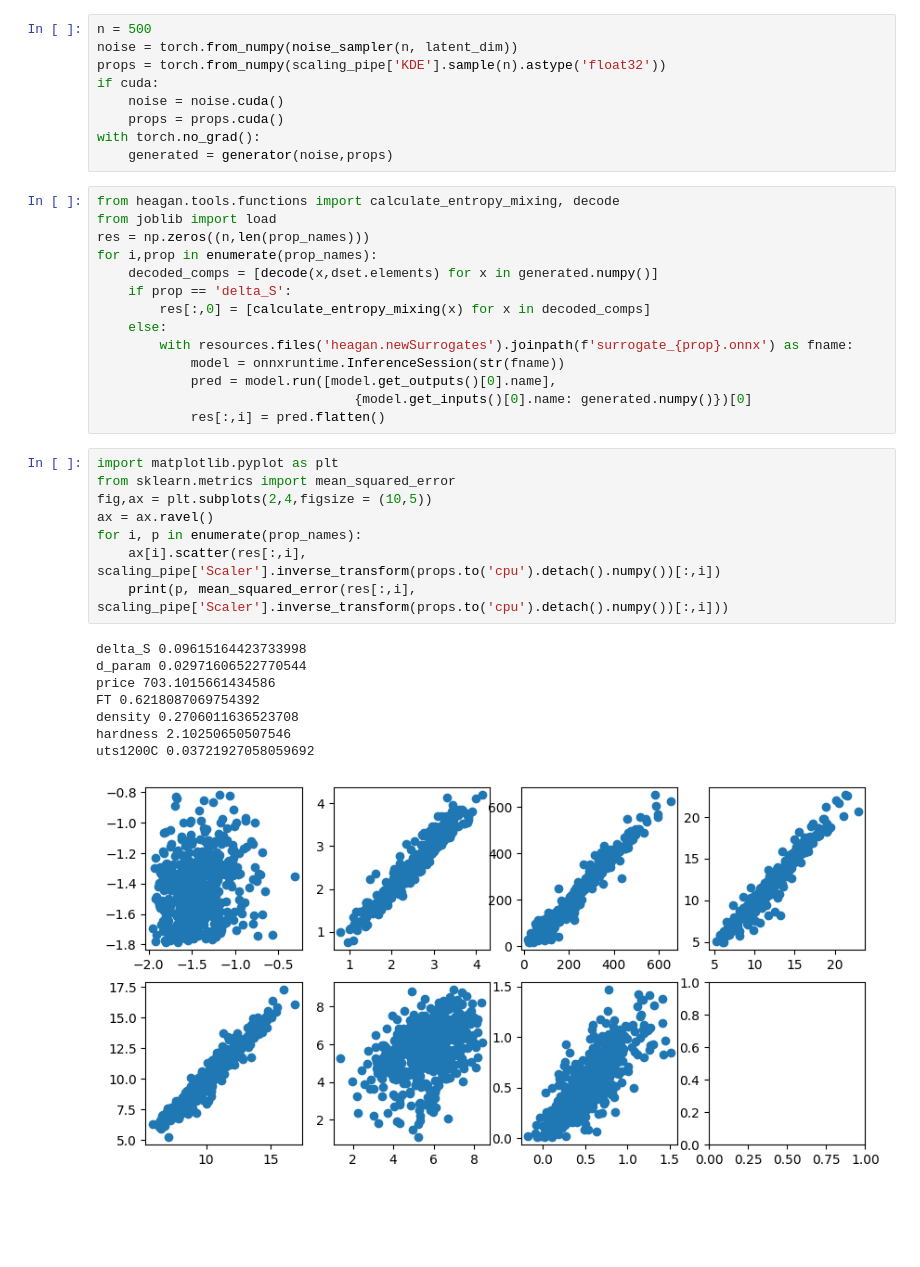
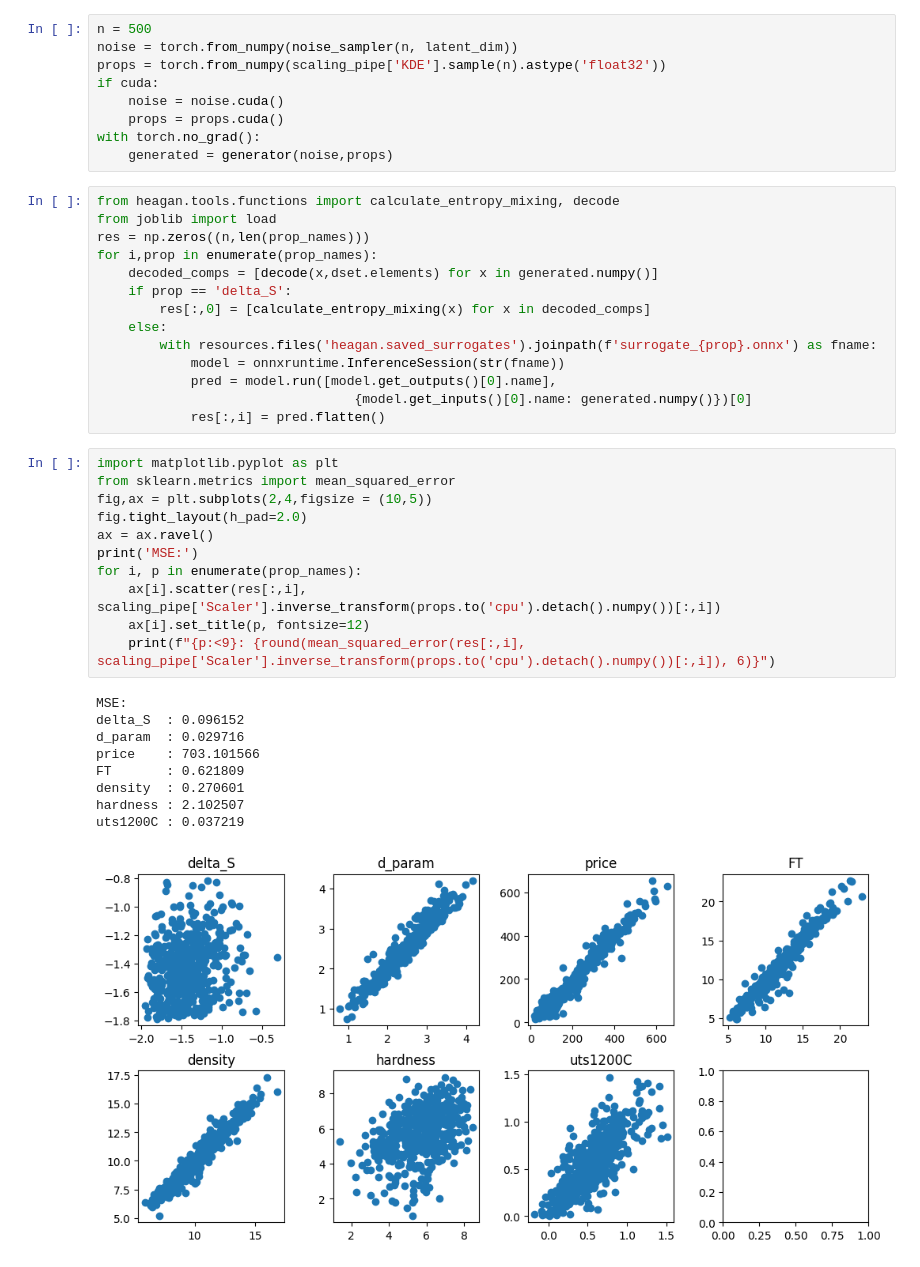
Before and after one commit to dovahkiin0022/cGAN_demo, a Jupyter notebook: notebooks/train_cGAN.ipynb, the cells around one changed output. Saved outputs shown, nothing was run; the diff lists cells and outputs as text; blank space fills up the shorter version.

Commit message:
- finish ONNX implementation - plotting improved

```diff
--- a/notebooks/train_cGAN.ipynb
+++ b/notebooks/train_cGAN.ipynb
@@ -156,7 +156,7 @@ for i,prop in enumerate(prop_names):
     if prop == 'delta_S':
         res[:,0] = [calculate_entropy_mixing(x) for x in decoded_comps]
     else:
-        with resources.files('heagan.newSurrogates').joinpath(f'surrogate_{prop}.onnx') as fname:
+        with resources.files('heagan.saved_surrogates').joinpath(f'surrogate_{prop}.onnx') as fname:
             model = onnxruntime.InferenceSession(str(fname))
             pred = model.run([model.get_outputs()[0].name],
                                  {model.get_inputs()[0].name: generated.numpy()})[0]
@@ -164,17 +164,21 @@ for i,prop in enumerate(prop_names):
 # %%
 import matplotlib.pyplot as plt
 from sklearn.metrics import mean_squared_error
 fig,ax = plt.subplots(2,4,figsize = (10,5))
+fig.tight_layout(h_pad=2.0)
 ax = ax.ravel()
+print('MSE:')
 for i, p in enumerate(prop_names):
     ax[i].scatter(res[:,i], scaling_pipe['Scaler'].inverse_transform(props.to('cpu').detach().numpy())[:,i])
-    print(p, mean_squared_error(res[:,i], scaling_pipe['Scaler'].inverse_transform(props.to('cpu').detach().numpy())[:,i]))
+    ax[i].set_title(p, fontsize=12)
+    print(f"{p:<9}: {round(mean_squared_error(res[:,i], scaling_pipe['Scaler'].inverse_transform(props.to('cpu').detach().numpy())[:,i]), 6)}")
 # %% [output]
-delta_S 0.09615164423733998
-d_param 0.02971606522770544
-price 703.1015661434586
-FT 0.6218087069754392
-density 0.2706011636523708
-hardness 2.10250650507546
-uts1200C 0.03721927058059692
+MSE:
+delta_S  : 0.096152
+d_param  : 0.029716
+price    : 703.101566
+FT       : 0.621809
+density  : 0.270601
+hardness : 2.102507
+uts1200C : 0.037219
-[figure, old version]
+[figure, new version]
```
Also changed, not shown: 1 other file.
